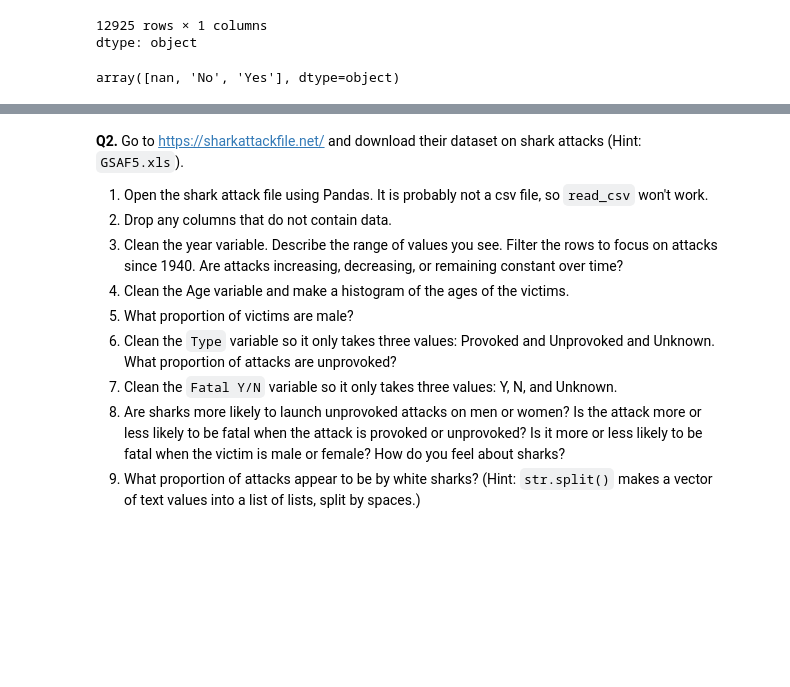
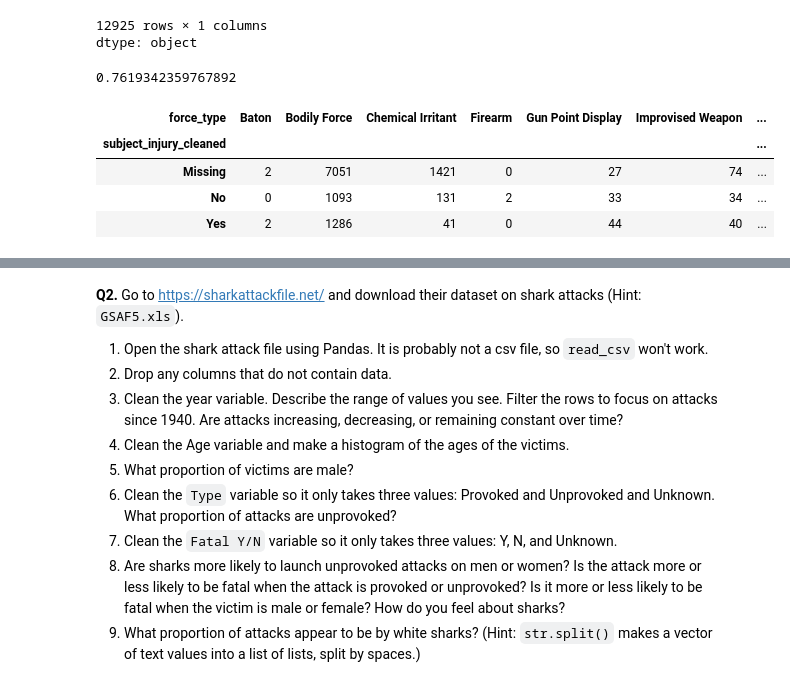
Before and after one commit to Camsbary/wrangling_assignment, a Jupyter notebook: assignment.ipynb, the cells around one changed output, grey strips where cells are left out. Saved outputs shown, nothing was run; the diff lists cells and outputs as text; code cells hidden in the pictures; blank space fills up the shorter version.

```diff
--- a/assignment.ipynb
+++ b/assignment.ipynb
@@ -56,6 +53,24 @@ police_df['subject_injury']
 12925 rows × 1 columns
 dtype: object
 # %%
-police_df['subject_injury'].unique()
+police_df['subject_injury_cleaned'] = police_df['subject_injury'].fillna("Missing")
+police_df['subject_injury_cleaned'].unique()
+values_list = police_df['subject_injury_cleaned'].value_counts().tolist()
+missing_proportion = values_list[0] / (values_list[0] + values_list[1] + values_list[2])
+print(missing_proportion)
+#The proportion of missing values is over 76%, which is very concerning
 # %% [output]
-array([nan, 'No', 'Yes'], dtype=object)
+0.7619342359767892
+# %%
+pd.crosstab(police_df['subject_injury_cleaned'], police_df['force_type'])
+#this table is interesting because there are majority missing values in almost every category of force used.
+#the major patterns are that when 'less lethal' and 'maximal restraint technique' are used, every result is missing.
+#There is not a single definitive answer in either of these categories, which is highly concerning
+#The only categories of force that don't have any missing data are 'firearm' and 'less lethal projectile'.
+#In general, most types of force have more missing data than not, significantly
+# %% [output]
+| force_type | Baton | Bodily Force | Chemical Irritant | Firearm | Gun Point Display | Improvised Weapon | ... |
+| subject_injury_cleaned |  |  |  |  |  |  | ... |
+| Missing | 2 | 7051 | 1421 | 0 | 27 | 74 | ... |
+| No | 0 | 1093 | 131 | 2 | 33 | 34 | ... |
+| Yes | 2 | 1286 | 41 | 0 | 44 | 40 | ... |
```
Also changed, not shown: parts of 3 cells of this notebook.
